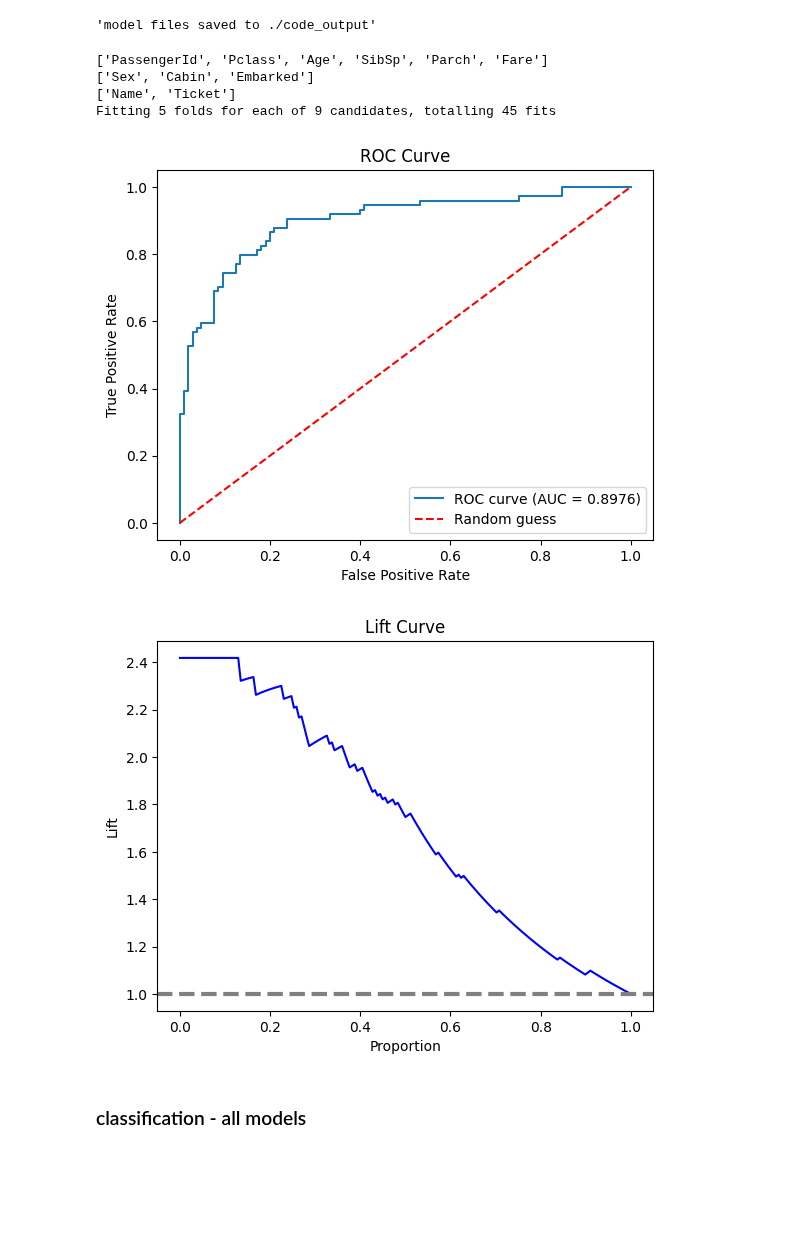
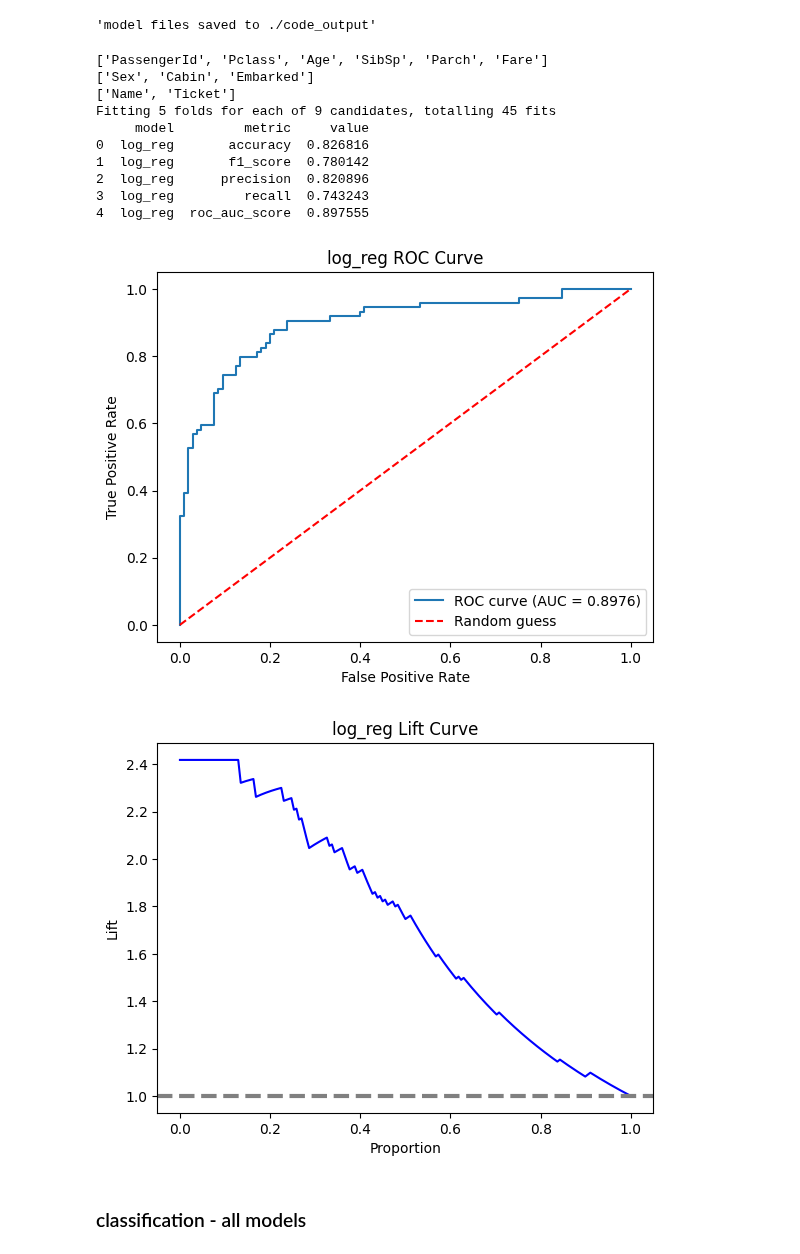
Before and after one commit to Zerve-AI/pypelines, a Jupyter notebook: pypeline_example.ipynb, the cells around one changed output. Drawn from its saved outputs; the diff is of its cells as text; code cells hidden in the pictures; blank space fills up the shorter version.

Commit message:
updates to classification lift chart

```diff
--- a/pypeline_example.ipynb
+++ b/pypeline_example.ipynb
@@ -425,75 +425,73 @@ log_reg_performance_metrics = pd.DataFrame(log_reg_performance_metrics, columns=
 fpr, tpr, thresholds = roc_curve(y_test, log_reg_predictions_prob_df[log_reg_grid_search.classes_[1]])
 roc_auc = auc(fpr, tpr)
 
-# Generate ROC Curve plot
+# ROC Curve plot
 log_reg_roc_auc_plot, log_reg_roc_auc_plot_ax = plt.subplots()
 log_reg_roc_auc_plot_ax.plot(fpr, tpr, label=f'ROC curve (AUC = {roc_auc:.4f})')
 log_reg_roc_auc_plot_ax.plot([0, 1], [0, 1], 'r--', label='Random guess')
 # Set axis labels and title
 log_reg_roc_auc_plot_ax.set_xlabel('False Positive Rate')
 log_reg_roc_auc_plot_ax.set_ylabel('True Positive Rate')
-log_reg_roc_auc_plot_ax.set_title('ROC Curve')
+log_reg_roc_auc_plot_ax.set_title(f'log_reg ROC Curve')
 # Add legend
 log_reg_roc_auc_plot_ax.legend()
 
-# Generate Decile Lift Chart
-import pandas as pd
-import matplotlib.pyplot as plt
-import seaborn as sns
-import numpy as np
 
 
-def plot_lift(y_real, y_proba, ax=None, color='b', title='Lift Curve', xlabel='Proportion', ylabel='Lift'):
-    # Prepare the data
-    aux_df = pd.DataFrame()
-    aux_df['y_real'] = y_real
-    aux_df['y_proba'] = y_proba
-    # Sort by predicted probability
-    aux_df = aux_df.sort_values('y_proba', ascending=False)
-    # Find the total positive ratio of the whole dataset
-    total_positive_ratio = sum(aux_df['y_real'] == 1) / aux_df.shape[0]
-    # For each line of data, get the ratio of positives of the given subset and calculate the lift
-    lift_values = []
-    for i in aux_df.index:
-        threshold = aux_df.loc[i]['y_proba']
-        subset = aux_df[aux_df['y_proba'] >= threshold]
-        subset_positive_ratio = sum(subset['y_real'] == 1) / subset.shape[0]
-        lift = subset_positive_ratio / total_positive_ratio
-        lift_values.append(lift)
+# Lift Chart
+aux_df = pd.DataFrame()
+aux_df['y_real'] = y_test
+aux_df['y_proba'] = log_reg_predictions_prob[:,1]
 
-    # Plot the lift curve
-    if ax is None:
-        fig, ax = plt.subplots()
-    ax.set_xlabel(xlabel)
-    ax.set_ylabel(ylabel)
-    ax.set_title(title)
+# Sort by predicted probability
+aux_df = aux_df.sort_values('y_proba', ascending=False)
 
-    # plot the lift curve
-    x_vals = np.linspace(0, 1, num=len(lift_values))
-    ax.plot(x_vals, lift_values, color=color)
+# Find the total positive ratio of the whole dataset
+total_positive_ratio = sum(aux_df['y_real'] == 1) / aux_df.shape[0]
 
-    # add dashed horizontal line at lift of 1
-    ax.axhline(y=1, color='gray', linestyle='--', linewidth=3)
+# For each line of data, get the ratio of positives of the given subset and calculate the lift
+lift_values = []
+for i in aux_df.index:
+    threshold = aux_df.loc[i]['y_proba']
+    subset = aux_df[aux_df['y_proba'] >= threshold]
+    subset_positive_ratio = sum(subset['y_real'] == 1) / subset.shape[0]
+    lift = subset_positive_ratio / total_positive_ratio
+    lift_values.append(lift)
 
-    plt.show()
+# Plot the lift curve
+log_reg_lift_plot, log_reg_lift_plot_ax = plt.subplots()
+log_reg_lift_plot_ax.set_xlabel('Proportion')
+log_reg_lift_plot_ax.set_ylabel('Lift')
+log_reg_lift_plot_ax.set_title(f'log_reg Lift Curve')
 
+# plot the lift curve
+x_vals = np.linspace(0, 1, num=len(lift_values))
+log_reg_lift_plot_ax.plot(x_vals, lift_values, color='b')
 
-plot_lift(y_real=y_test,y_proba=log_reg_predictions_prob[:,1])
+# add dashed horizontal line at lift of 1
+log_reg_lift_plot_ax.axhline(y=1, color='gray', linestyle='--', linewidth=3)
+
 
 
 ##### Model Metrics Logistic Regression #####
 
 print(log_reg_performance_metrics)
 plt.show(block=False)
 
 ##### End of Model Pipeline for Logistic Regression #####
 # %% [output]
 ['PassengerId', 'Pclass', 'Age', 'SibSp', 'Parch', 'Fare']
 ['Sex', 'Cabin', 'Embarked']
 ['Name', 'Ticket']
 Fitting 5 folds for each of 9 candidates, totalling 45 fits
+     model         metric     value
+0  log_reg       accuracy  0.826816
+1  log_reg       f1_score  0.780142
+2  log_reg      precision  0.820896
+3  log_reg         recall  0.743243
+4  log_reg  roc_auc_score  0.897555
-[figure, old version]
+[figure, new version]
-[figure, old version]
+[figure, new version]
 # %% [markdown]
 ### classification - all models
 # %% [markdown]
```
Also changed, not shown: 1 other file.
